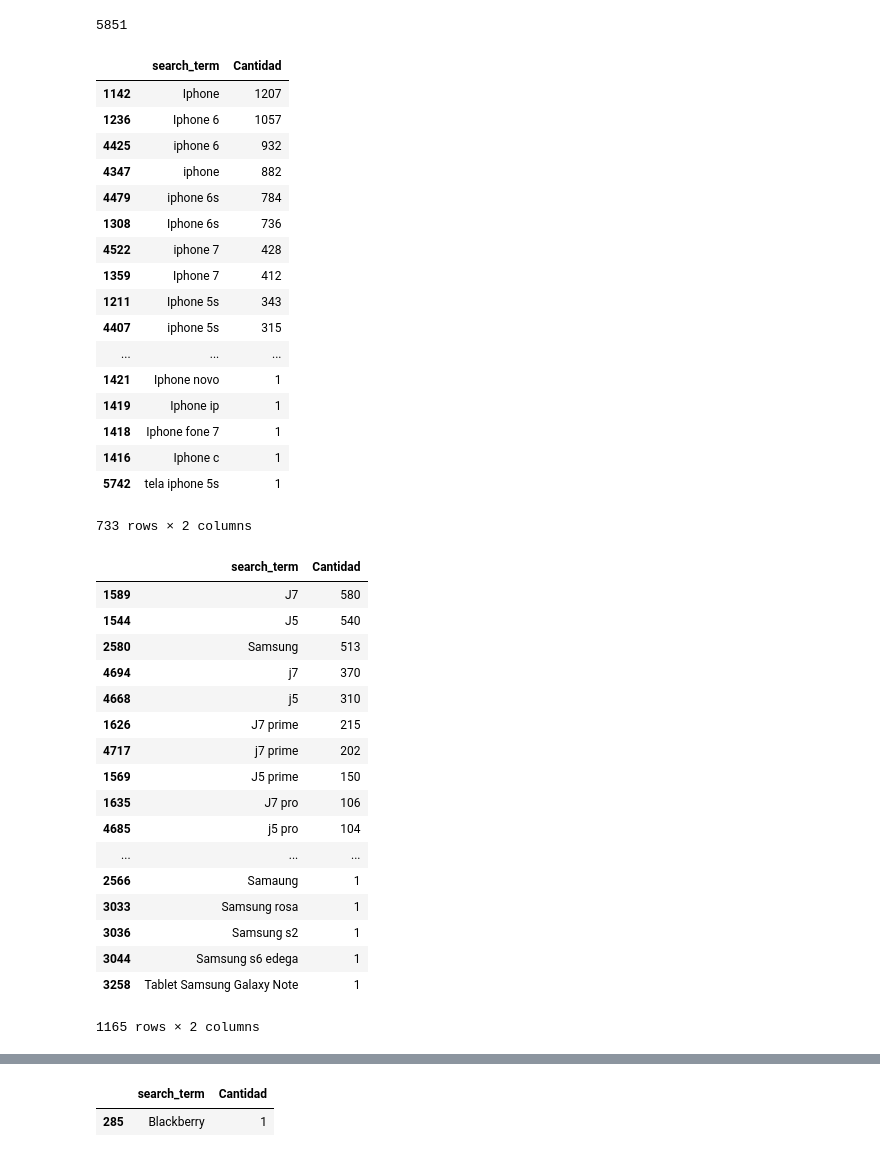
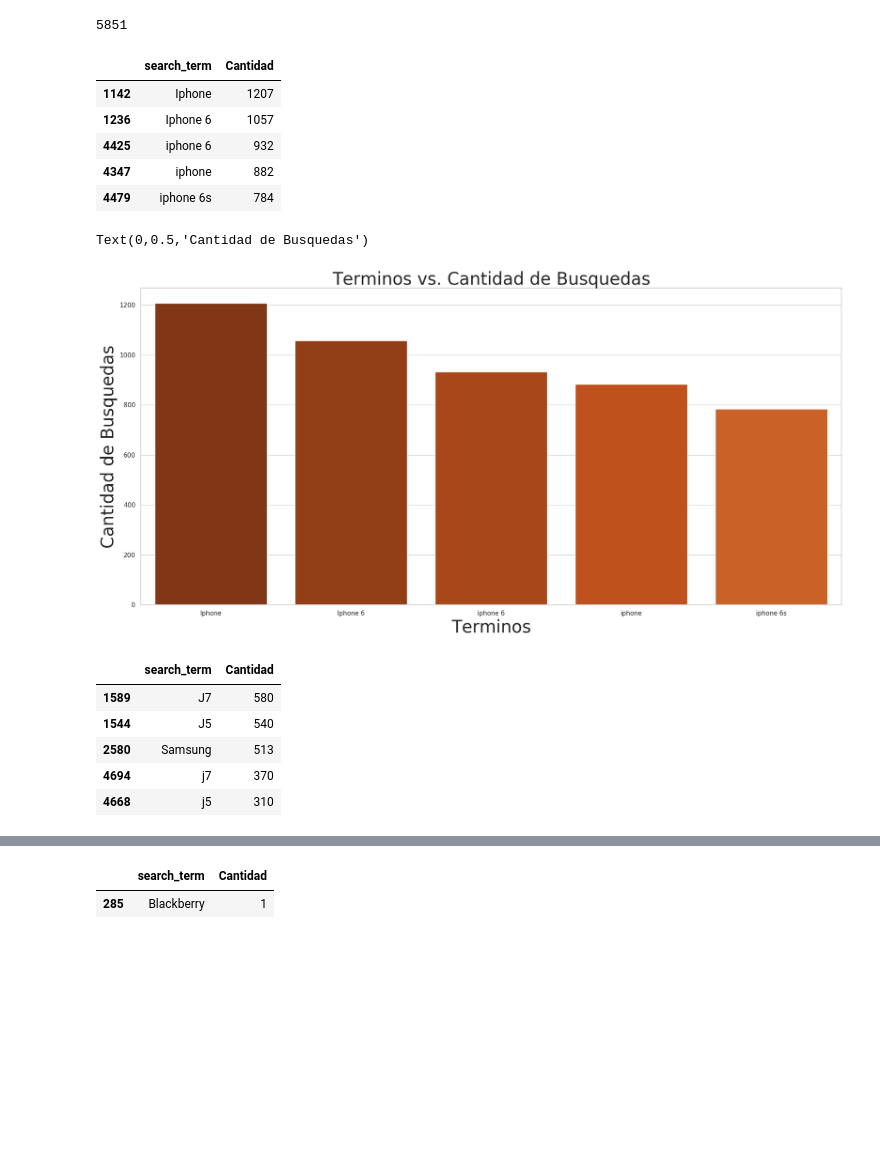
Before and after one commit to gabyrobles93/7506-TP1-Trocafone, a Jupyter notebook: busquedas_de_marcas.ipynb, the cells around one changed output, grey strips where cells are left out. Cells and saved outputs as stored; diff of their text form; code cells hidden in the pictures; blank space fills up the shorter version.

Commit message:
Agrego al finforme graficos sobre terminos de busquedas de las diferentes marcas en trocafone

```diff
--- a/busquedas_de_marcas.ipynb
+++ b/busquedas_de_marcas.ipynb
@@ -83,30 +83,28 @@ busquedas_filter.search_term.count()
 5851
 # %%
 apple_filter = busquedas_filter[(busquedas_filter.search_term.str.contains("Ip")  |busquedas_filter.search_term.str.contains("ip") )]
-apple_filter = apple_filter.sort_values(by='Cantidad', ascending=False)
-apple_filter
+apple_terminos = apple_filter.sort_values(by='Cantidad', ascending=False).head(5)
+apple_terminos
 # %% [output]
 |  | search_term | Cantidad |
 | 1142 | Iphone | 1207 |
 | 1236 | Iphone 6 | 1057 |
 | 4425 | iphone 6 | 932 |
 | 4347 | iphone | 882 |
 | 4479 | iphone 6s | 784 |
-| 1308 | Iphone 6s | 736 |
-| 4522 | iphone 7 | 428 |
-| 1359 | Iphone 7 | 412 |
-| 1211 | Iphone 5s | 343 |
-| 4407 | iphone 5s | 315 |
-| ... | ... | ... |
-| 1421 | Iphone novo | 1 |
-| 1419 | Iphone ip | 1 |
-| 1418 | Iphone fone 7 | 1 |
-| 1416 | Iphone c | 1 |
-| 5742 | tela iphone 5s | 1 |
-733 rows × 2 columns
+# %%
+plt.rcParams["axes.labelsize"] = 30
+marcas_plot = sns.barplot(x=apple_terminos["search_term"], y=apple_terminos['Cantidad'], orient='v', palette=sns.color_palette('Oranges_r', 15))
+marcas_plot.set_title("Terminos vs. Cantidad de Busquedas", fontsize=30)
+marcas_plot.set_xlabel("Terminos", fontsize=30)
+marcas_plot.set_ylabel("Cantidad de Busquedas", fontsize=30)
+# %% [output]
+Text(0,0.5,'Cantidad de Busquedas')
+[figure, added]
 # %%
 samsung_filter =  busquedas_filter[(busquedas_filter.search_term.str.contains("sam")  |busquedas_filter.search_term.str.contains("Sam") |busquedas_filter.search_term.str.contains("j7") |busquedas_filter.search_term.str.contains("J7")|busquedas_filter.search_term.str.contains("J5") |busquedas_filter.search_term.str.contains("j5"))]
-samsung_filter.sort_values(by='Cantidad', ascending=False)
+samsung_terminos = samsung_filter.sort_values(by='Cantidad', ascending=False).head(5)
+samsung_terminos
 # %% [output]
 |  | search_term | Cantidad |
 | 1589 | J7 | 580 |
@@ -114,15 +112,3 @@ samsung_filter.sort_values(by='Cantidad', ascending=False)
 | 2580 | Samsung | 513 |
 | 4694 | j7 | 370 |
 | 4668 | j5 | 310 |
-| 1626 | J7 prime | 215 |
-| 4717 | j7 prime | 202 |
-| 1569 | J5 prime | 150 |
-| 1635 | J7 pro | 106 |
-| 4685 | j5 pro | 104 |
-| ... | ... | ... |
-| 2566 | Samaung | 1 |
-| 3033 | Samsung rosa | 1 |
-| 3036 | Samsung s2 | 1 |
-| 3044 | Samsung s6 edega | 1 |
-| 3258 | Tablet Samsung Galaxy Note | 1 |
-1165 rows × 2 columns
```
Also changed, not shown: parts of 11 cells of this notebook, 1 other file.
